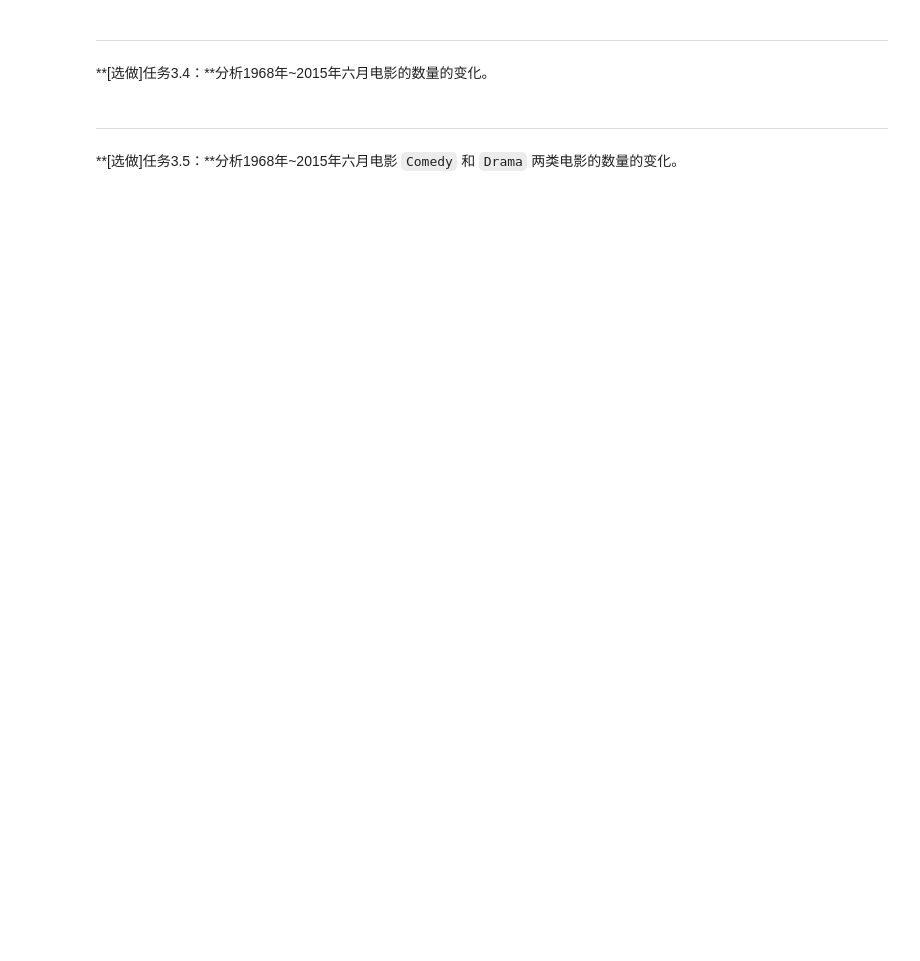
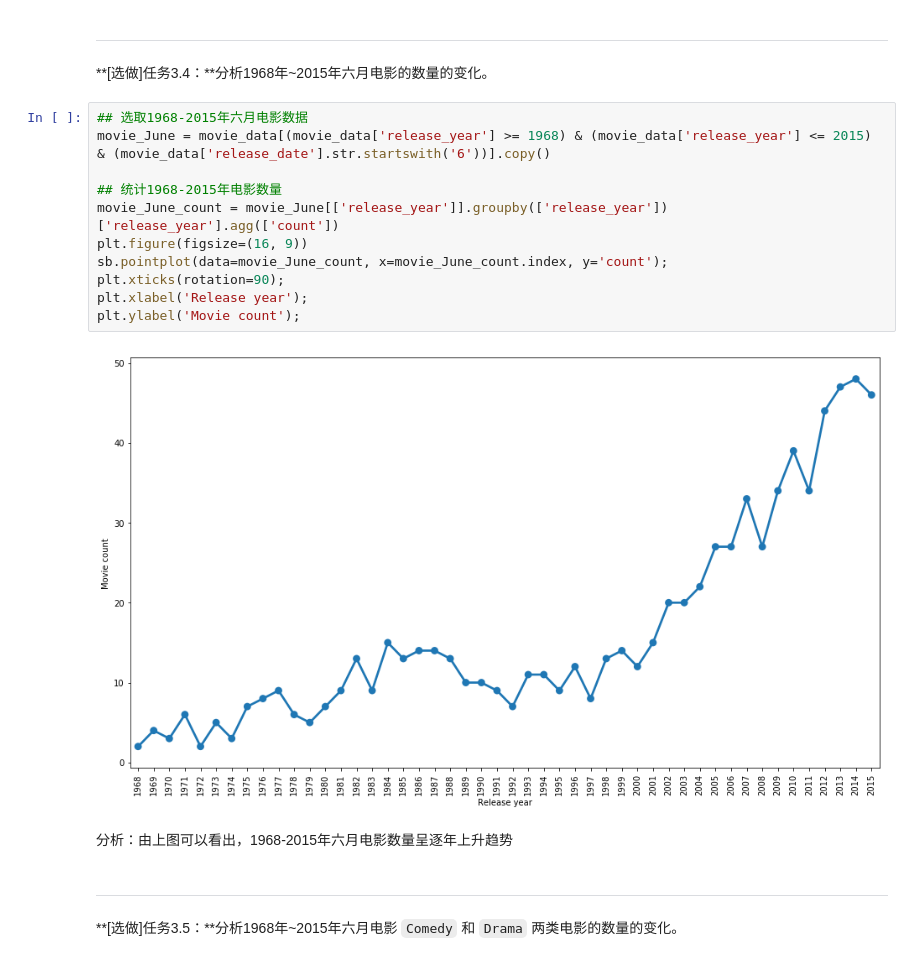
Before and after one commit to lssxfy123/PythonStudy, a Jupyter notebook: udacity_test/AIPND-cn-master/P2_Explore_Movie_Dataset/Explore Movie Dataset.ipynb, the cells around one changed output. Saved outputs shown, nothing was run; the diff lists cells and outputs as text; blank space fills up the shorter version.

```diff
--- a/udacity_test/AIPND-cn-master/P2_Explore_Movie_Dataset/Explore Movie Dataset.ipynb
+++ b/udacity_test/AIPND-cn-master/P2_Explore_Movie_Dataset/Explore Movie Dataset.ipynb
@@ -294,6 +293,21 @@ Name: director, Length: 10796, dtype: int32
 ---
 
 **[选做]任务3.4：**分析1968年~2015年六月电影的数量的变化。
+# %%
+## 选取1968-2015年六月电影数据
+movie_June = movie_data[(movie_data['release_year'] >= 1968) & (movie_data['release_year'] <= 2015) & (movie_data['release_date'].str.startswith('6'))].copy()
+
+## 统计1968-2015年电影数量
+movie_June_count = movie_June[['release_year']].groupby(['release_year'])['release_year'].agg(['count'])
+plt.figure(figsize=(16, 9))
+sb.pointplot(data=movie_June_count, x=movie_June_count.index, y='count');
+plt.xticks(rotation=90);
+plt.xlabel('Release year');
+plt.ylabel('Movie count');
+# %% [output]
+[figure, added]
+# %% [markdown]
+分析：由上图可以看出，1968-2015年六月电影数量呈逐年上升趋势
 # %% [markdown]
 ---
 
```
Also changed, not shown: parts of 7 cells of this notebook, 3 other files.
